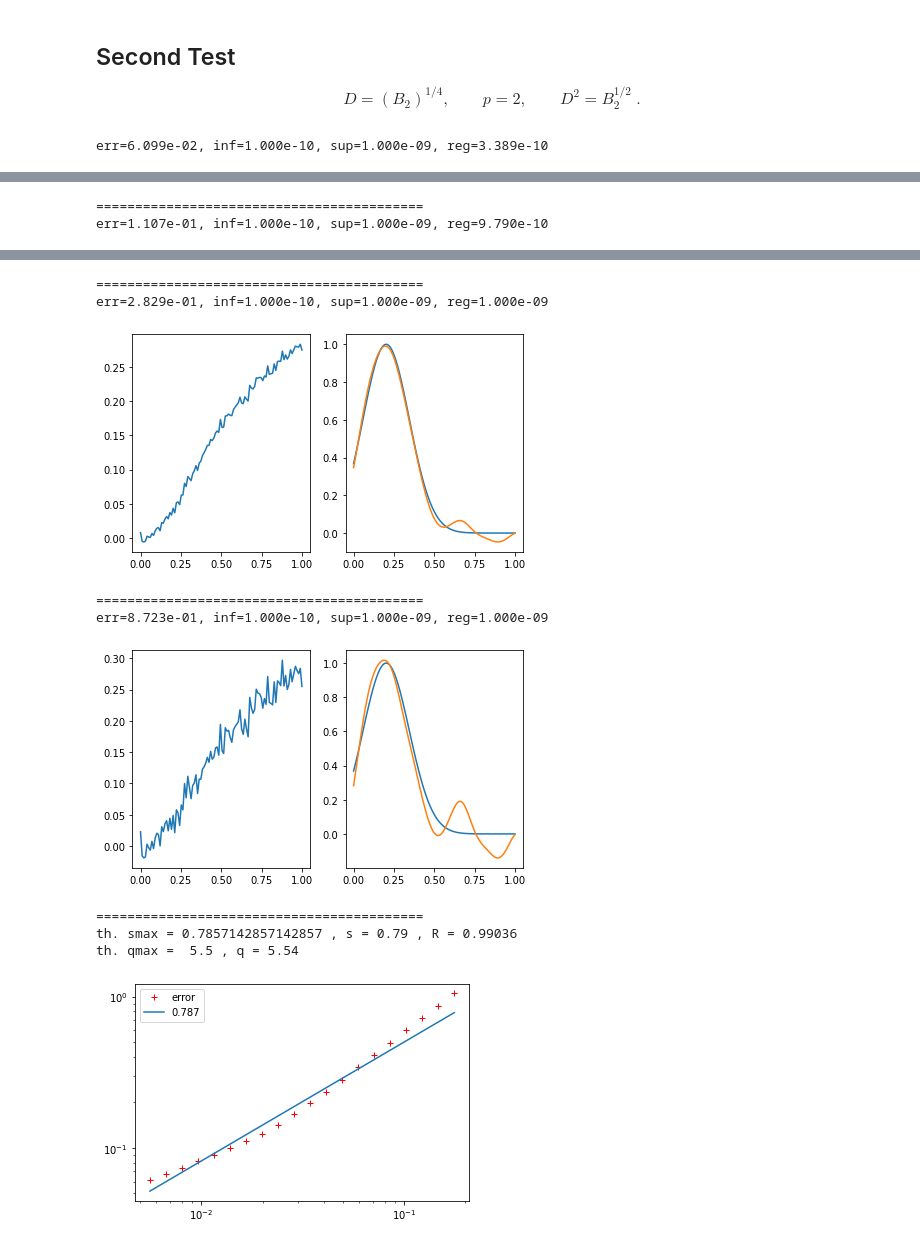
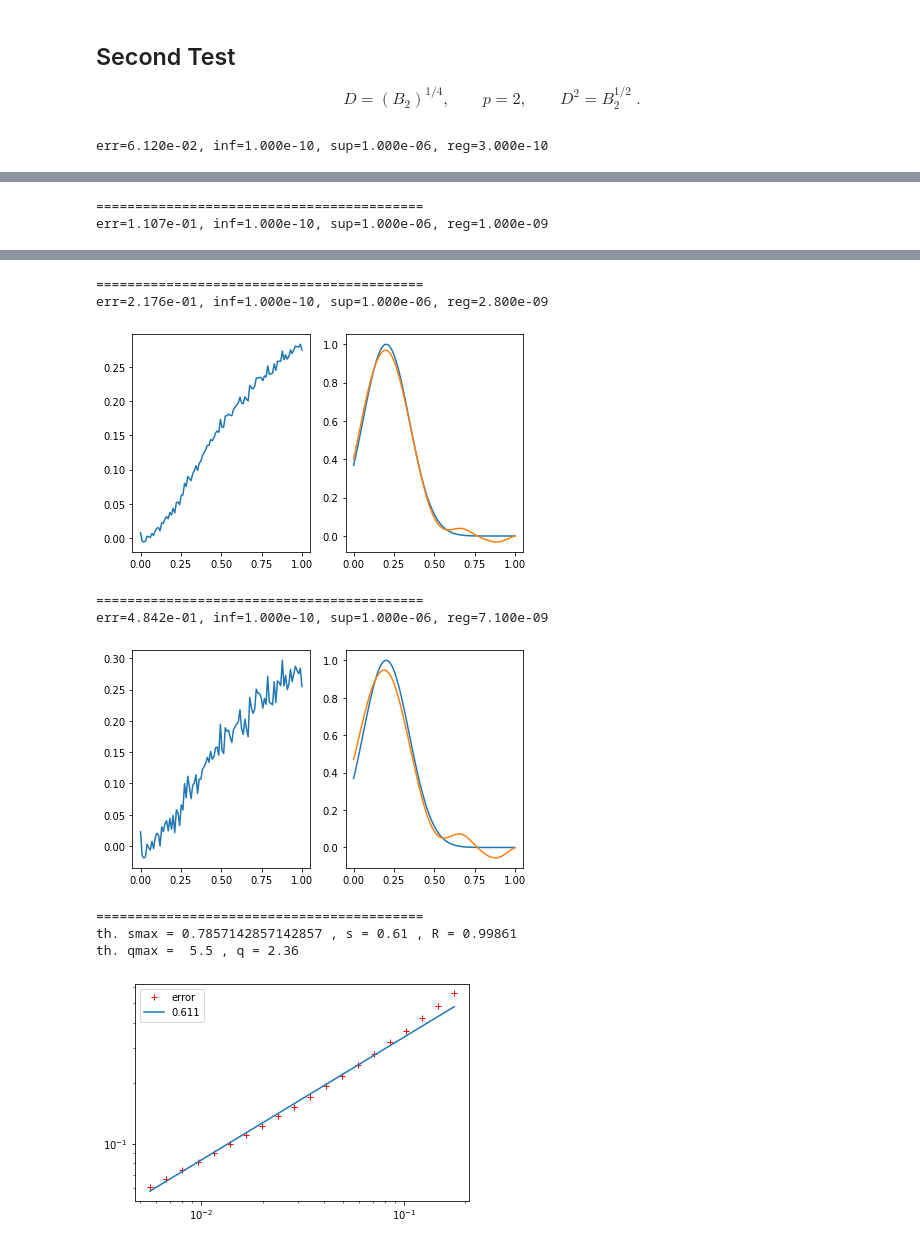
Before and after one commit to ceciledellavalle/RegularisationHS, a Jupyter notebook: OffGaussian - Choice of matrix B.ipynb, the cells around one changed output, grey strips where cells are left out. Saved outputs shown, nothing was run; the diff lists cells and outputs as text; code cells hidden in the pictures.

```diff
--- a/OffGaussian - Choice of matrix B.ipynb
+++ b/OffGaussian - Choice of matrix B.ipynb
@@ -46,22 +49,20 @@ D = (B_2)^{1/4}, \qquad p=2, \qquad D^2 = B_2^{1/2} \;.
 $$
 # %%
 exp1 = AbelSolver(a=1.5,p=2,methB='explicit')
-#x,y,yd = exp1.DataGen(noise=10**-4,style='offgauss',export=True)
-#xadp = exp1.Solver(x,yd,reg_inf=10**-10,reg_sup=10**-5,export=True)
-exp1.Slope(interval=(-2.5,-1),reg_param=(-10,-9),style='offgauss')
+exp1.Slope(interval=(-2.5,-1),reg_param=(-10,-6),style='offgauss',export=True)
 # %% [output]
-err=6.099e-02, inf=1.000e-10, sup=1.000e-09, reg=3.389e-10
+err=6.120e-02, inf=1.000e-10, sup=1.000e-06, reg=3.000e-10
 [figure]
 ==========================================
-err=1.107e-01, inf=1.000e-10, sup=1.000e-09, reg=9.790e-10
+err=1.107e-01, inf=1.000e-10, sup=1.000e-06, reg=1.000e-09
 [figure]
 ==========================================
-err=2.829e-01, inf=1.000e-10, sup=1.000e-09, reg=1.000e-09
+err=2.176e-01, inf=1.000e-10, sup=1.000e-06, reg=2.800e-09
-[figure, old version]
+[figure, new version]
 ==========================================
-err=8.723e-01, inf=1.000e-10, sup=1.000e-09, reg=1.000e-09
+err=4.842e-01, inf=1.000e-10, sup=1.000e-06, reg=7.100e-09
-[figure, old version]
+[figure, new version]
 ==========================================
-th. smax = 0.7857142857142857 , s = 0.79 , R = 0.99036
-th. qmax =  5.5 , q = 5.54
+th. smax = 0.7857142857142857 , s = 0.61 , R = 0.99861
+th. qmax =  5.5 , q = 2.36
-[figure, old version]
+[figure, new version]
```
Also changed, not shown: parts of 3 cells of this notebook, 52 other files.
